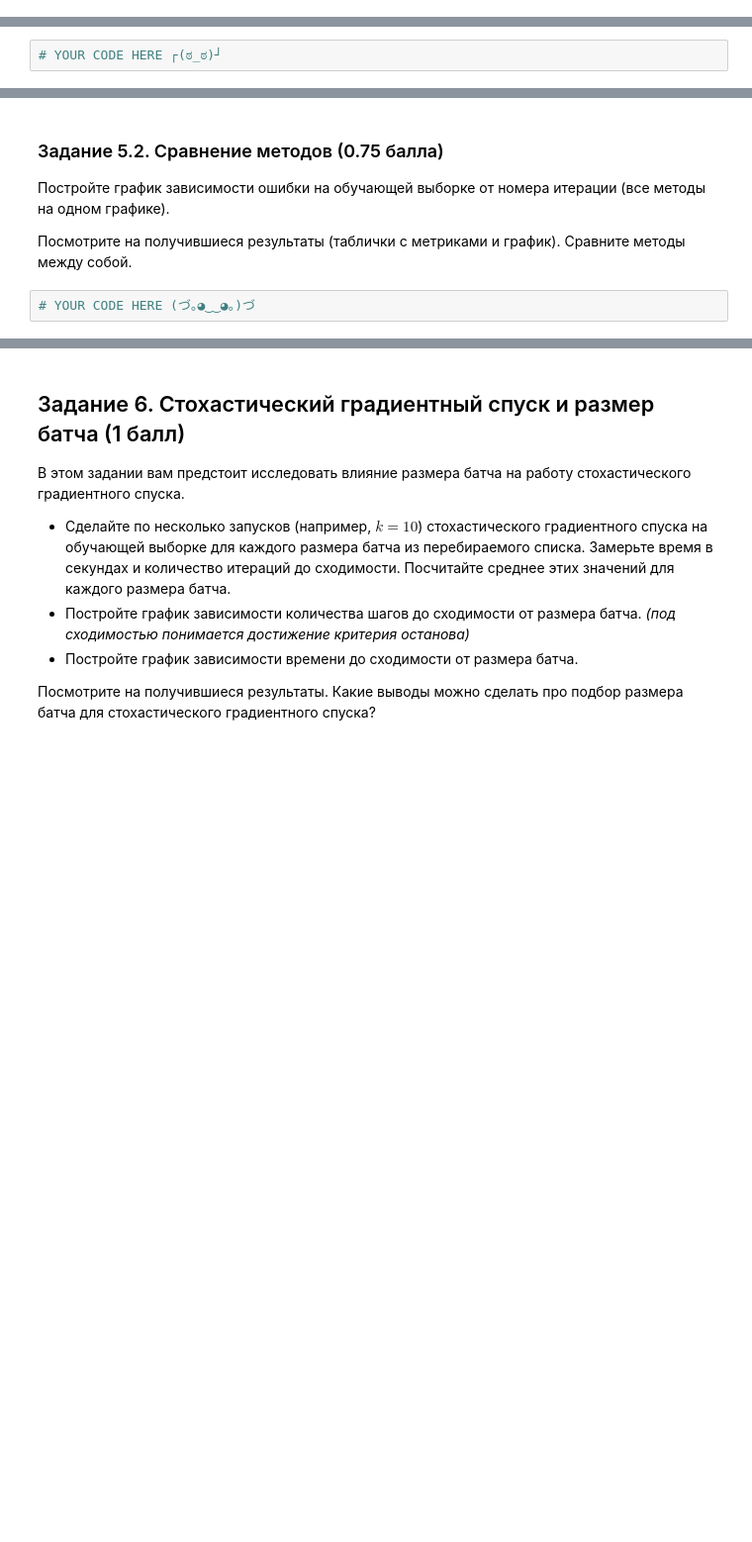
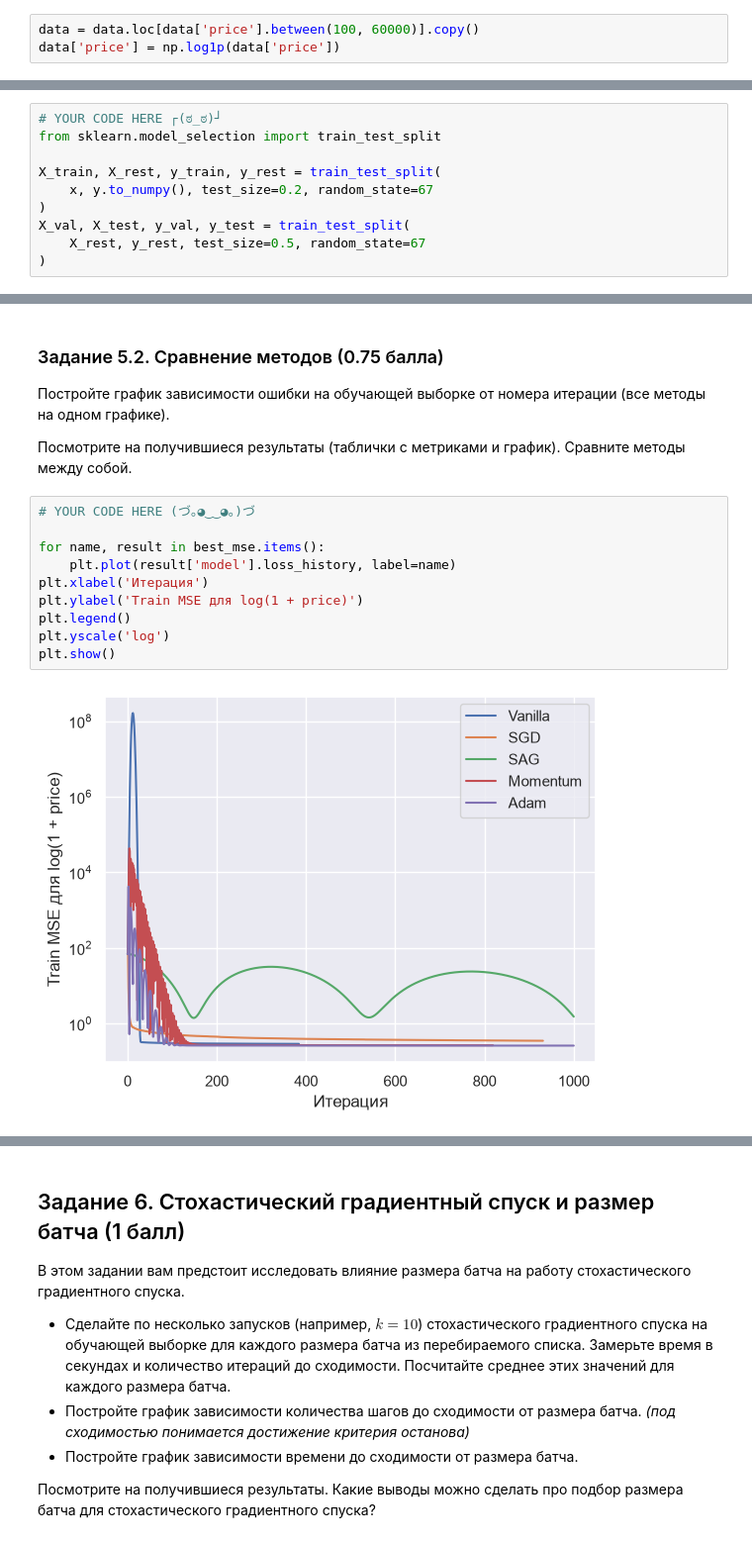
Before and after one commit to kkochetkov05/Data-driven-decision-making, a Jupyter notebook: HW№2/homework_practice_02_gd.ipynb, the cells around one changed output, grey strips where cells are left out. Shown at 99% size. Saved outputs shown, nothing was run; the diff lists cells and outputs as text; blank space fills up the shorter version.

```diff
--- a/HW№2/homework_practice_02_gd.ipynb
+++ b/HW№2/homework_practice_02_gd.ipynb
@@ -527,0 +610,3 @@ y = data['price']
+# %%
+data = data.loc[data['price'].between(100, 60000)].copy()
+data['price'] = np.log1p(data['price'])
@@ -529,6 +622,14 @@ y = data['price']
 Теперь вам необходимо разбить данные на обучающую, тестовую и валидационную выборки.
 # %%
 # YOUR CODE HERE ┌(ಠ_ಠ)┘
+from sklearn.model_selection import train_test_split
+
+X_train, X_rest, y_train, y_rest = train_test_split(
+    x, y.to_numpy(), test_size=0.2, random_state=67
+)
+X_val, X_test, y_val, y_test = train_test_split(
+    X_rest, y_rest, test_size=0.5, random_state=67
+)
 # %% [markdown]
 А также сделаем базовую обработку данных, а именно:
 * Применим `OneHotEncoding` к категориальным признакам
@@ -573,3 +731,13 @@ X_test = column_transformer.transform(X_test)
 Посмотрите на получившиеся результаты (таблички с метриками и график). Сравните методы между собой.
 # %%
 # YOUR CODE HERE (づ｡◕‿‿◕｡)づ
+
+for name, result in best_mse.items():
+    plt.plot(result['model'].loss_history, label=name)
+plt.xlabel('Итерация')
+plt.ylabel('Train MSE для log(1 + price)')
+plt.legend()
+plt.yscale('log')
+plt.show()
+# %% [output]
+[figure, added]
```
Also changed, not shown: parts of 19 cells of this notebook, 4 other files.
